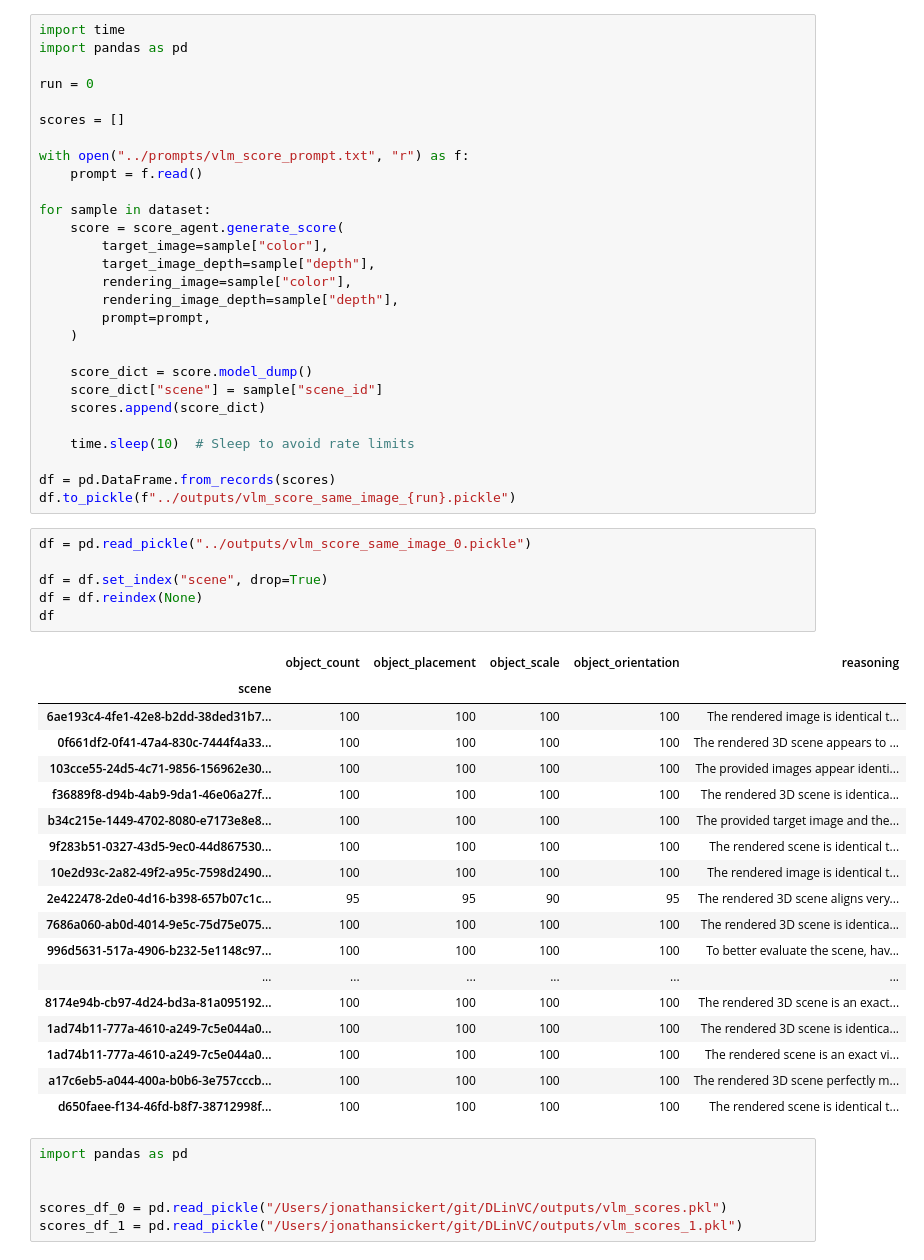
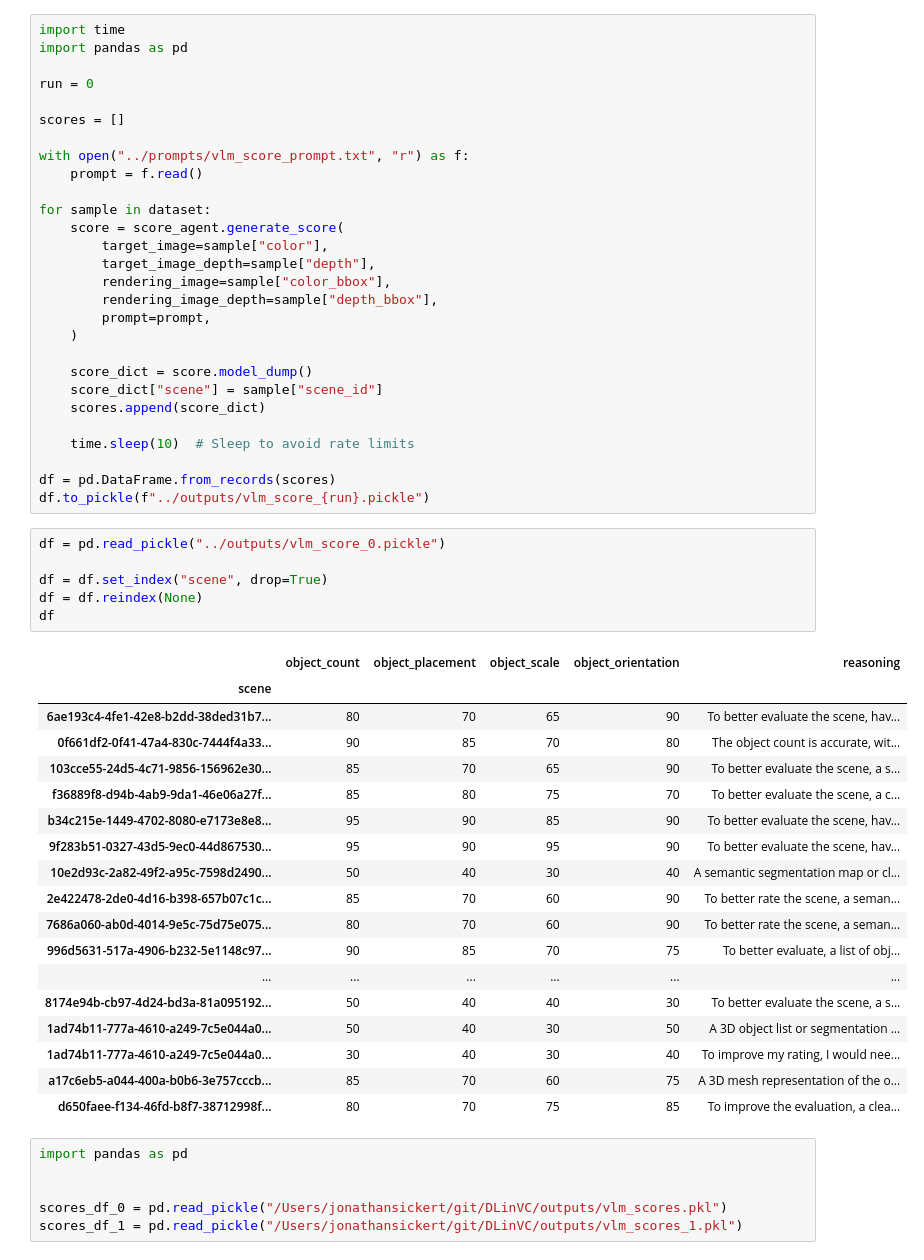
Before and after one commit to jonathansickert/3DFrontBench, a Jupyter notebook: notebooks/evaluate_scene_generation.ipynb, the cells around one changed output. Cells and saved outputs as stored; diff of their text form.

```diff
--- a/notebooks/evaluate_scene_generation.ipynb
+++ b/notebooks/evaluate_scene_generation.ipynb
@@ -21,8 +21,8 @@ for sample in dataset:
     score = score_agent.generate_score(
         target_image=sample["color"],
         target_image_depth=sample["depth"],
-        rendering_image=sample["color"],
-        rendering_image_depth=sample["depth"],
+        rendering_image=sample["color_bbox"],
+        rendering_image_depth=sample["depth_bbox"],
         prompt=prompt,
     )
 
@@ -33,32 +33,32 @@ for sample in dataset:
     time.sleep(10)  # Sleep to avoid rate limits
 
 df = pd.DataFrame.from_records(scores)
-df.to_pickle(f"../outputs/vlm_score_same_image_{run}.pickle")
+df.to_pickle(f"../outputs/vlm_score_{run}.pickle")
 # %%
-df = pd.read_pickle("../outputs/vlm_score_same_image_0.pickle")
+df = pd.read_pickle("../outputs/vlm_score_0.pickle")
 
 df = df.set_index("scene", drop=True)
 df = df.reindex(None)
 df
 # %% [output]
 |  | object_count | object_placement | object_scale | object_orientation | reasoning |
 | scene |  |  |  |  |  |
-| 6ae193c4-4fe1-42e8-b2dd-38ded31b7... | 100 | 100 | 100 | 100 | The rendered image is identical t... |
-| 0f661df2-0f41-47a4-830c-7444f4a33... | 100 | 100 | 100 | 100 | The rendered 3D scene appears to ... |
-| 103cce55-24d5-4c71-9856-156962e30... | 100 | 100 | 100 | 100 | The provided images appear identi... |
-| f36889f8-d94b-4ab9-9da1-46e06a27f... | 100 | 100 | 100 | 100 | The rendered 3D scene is identica... |
-| b34c215e-1449-4702-8080-e7173e8e8... | 100 | 100 | 100 | 100 | The provided target image and the... |
-| 9f283b51-0327-43d5-9ec0-44d867530... | 100 | 100 | 100 | 100 | The rendered scene is identical t... |
-| 10e2d93c-2a82-49f2-a95c-7598d2490... | 100 | 100 | 100 | 100 | The rendered image is identical t... |
-| 2e422478-2de0-4d16-b398-657b07c1c... | 95 | 95 | 90 | 95 | The rendered 3D scene aligns very... |
-| 7686a060-ab0d-4014-9e5c-75d75e075... | 100 | 100 | 100 | 100 | The rendered 3D scene is identica... |
-| 996d5631-517a-4906-b232-5e1148c97... | 100 | 100 | 100 | 100 | To better evaluate the scene, hav... |
+| 6ae193c4-4fe1-42e8-b2dd-38ded31b7... | 80 | 70 | 65 | 90 | To better evaluate the scene, hav... |
+| 0f661df2-0f41-47a4-830c-7444f4a33... | 90 | 85 | 70 | 80 | The object count is accurate, wit... |
+| 103cce55-24d5-4c71-9856-156962e30... | 85 | 70 | 65 | 90 | To better evaluate the scene, a s... |
+| f36889f8-d94b-4ab9-9da1-46e06a27f... | 85 | 80 | 75 | 70 | To better evaluate the scene, a c... |
+| b34c215e-1449-4702-8080-e7173e8e8... | 95 | 90 | 85 | 90 | To better evaluate the scene, hav... |
+| 9f283b51-0327-43d5-9ec0-44d867530... | 95 | 90 | 95 | 90 | To better evaluate the scene, hav... |
+| 10e2d93c-2a82-49f2-a95c-7598d2490... | 50 | 40 | 30 | 40 | A semantic segmentation map or cl... |
+| 2e422478-2de0-4d16-b398-657b07c1c... | 85 | 70 | 60 | 90 | To better rate the scene, a seman... |
+| 7686a060-ab0d-4014-9e5c-75d75e075... | 80 | 70 | 60 | 90 | To better rate the scene, a seman... |
+| 996d5631-517a-4906-b232-5e1148c97... | 90 | 85 | 70 | 75 | To better evaluate, a list of obj... |
 | ... | ... | ... | ... | ... | ... |
-| 8174e94b-cb97-4d24-bd3a-81a095192... | 100 | 100 | 100 | 100 | The rendered 3D scene is an exact... |
-| 1ad74b11-777a-4610-a249-7c5e044a0... | 100 | 100 | 100 | 100 | The rendered 3D scene is identica... |
-| 1ad74b11-777a-4610-a249-7c5e044a0... | 100 | 100 | 100 | 100 | The rendered scene is an exact vi... |
-| a17c6eb5-a044-400a-b0b6-3e757cccb... | 100 | 100 | 100 | 100 | The rendered 3D scene perfectly m... |
-| d650faee-f134-46fd-b8f7-38712998f... | 100 | 100 | 100 | 100 | The rendered scene is identical t... |
+| 8174e94b-cb97-4d24-bd3a-81a095192... | 50 | 40 | 40 | 30 | To better evaluate the scene, a s... |
+| 1ad74b11-777a-4610-a249-7c5e044a0... | 50 | 40 | 30 | 50 | A 3D object list or segmentation ... |
+| 1ad74b11-777a-4610-a249-7c5e044a0... | 30 | 40 | 30 | 40 | To improve my rating, I would nee... |
+| a17c6eb5-a044-400a-b0b6-3e757cccb... | 85 | 70 | 60 | 75 | A 3D mesh representation of the o... |
+| d650faee-f134-46fd-b8f7-38712998f... | 80 | 70 | 75 | 85 | To improve the evaluation, a clea... |
 # %%
 import pandas as pd
 
```
Also changed, not shown: parts of 2 cells of this notebook, 15 other files.
